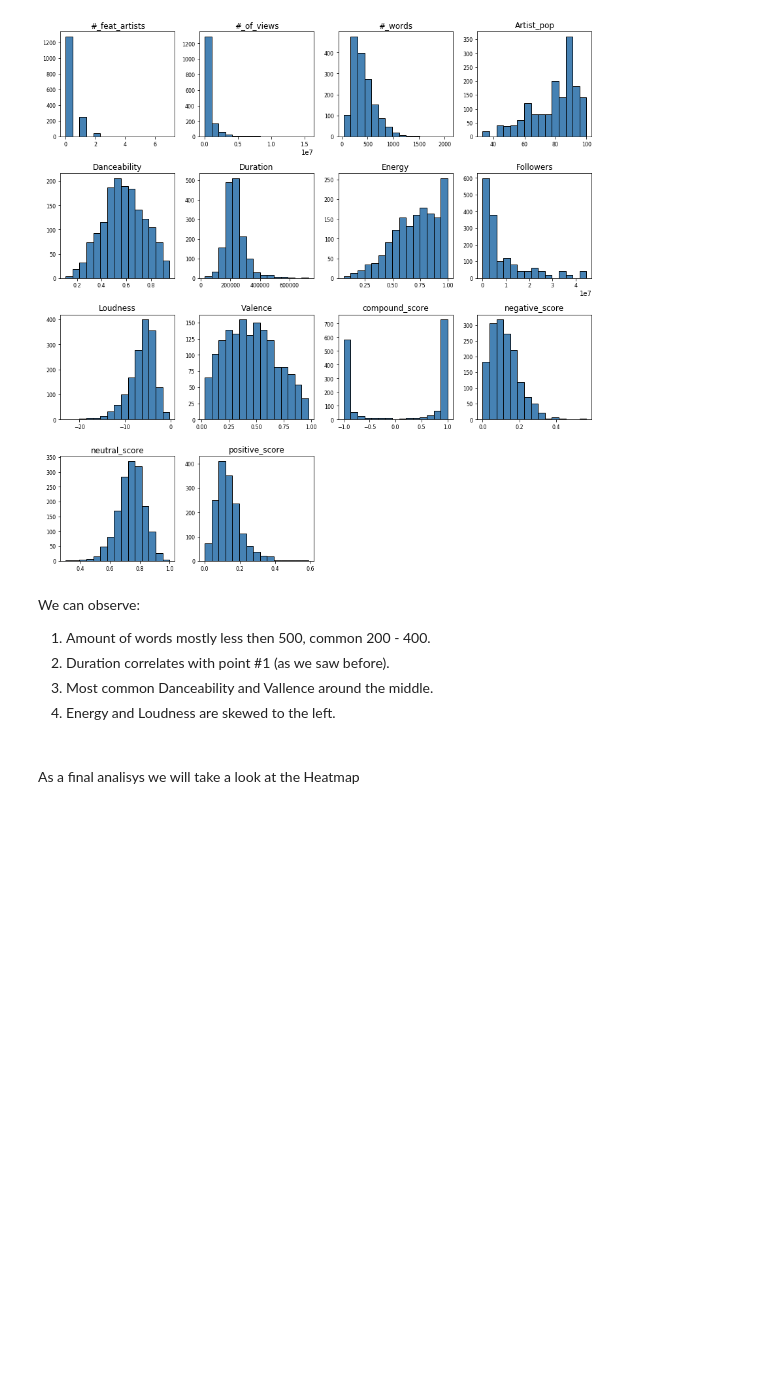
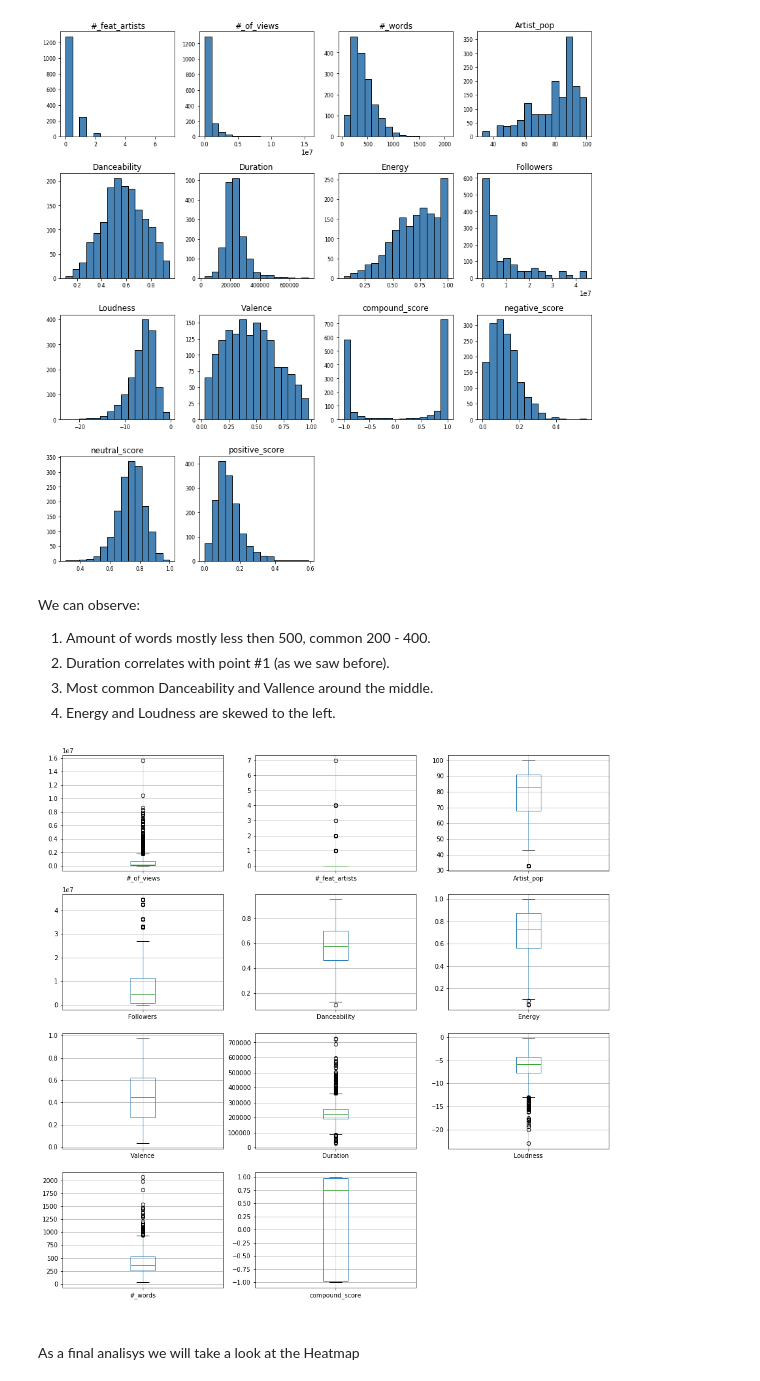
Before and after one commit to ccamp032/Music-Mood-Analysis, a Jupyter notebook: Phase_2_data_analysis/LyricDataset_Fin.ipynb, the cells around one changed output. Drawn from its saved outputs; the diff is of its cells as text; code cells hidden in the pictures; blank space fills up the shorter version.

Commit message:
with boxplots

```diff
--- a/Phase_2_data_analysis/LyricDataset_Fin.ipynb
+++ b/Phase_2_data_analysis/LyricDataset_Fin.ipynb
@@ -442,6 +442,17 @@ We can observe:
 2. Duration correlates  with point #1 (as we saw before).
 3. Most common Danceability and Vallence around the middle.
 4. Energy and Loudness are skewed to the left.
+# %%
+plt.figure(figsize = (16, 16))
+
+columns = ['#_of_views', '#_feat_artists', 'Artist_pop', 'Followers', 'Danceability', 'Energy', 'Valence', 'Duration',
+           'Loudness', '#_words', 'compound_score']
+
+for i in range(len(columns)):
+    plt.subplot(4, 3, i + 1)
+    data.boxplot(column = columns[i])
+# %% [output]
+[figure, added]
 # %% [markdown]
 <br>
 As a final analisys we will take a look at the Heatmap
```
